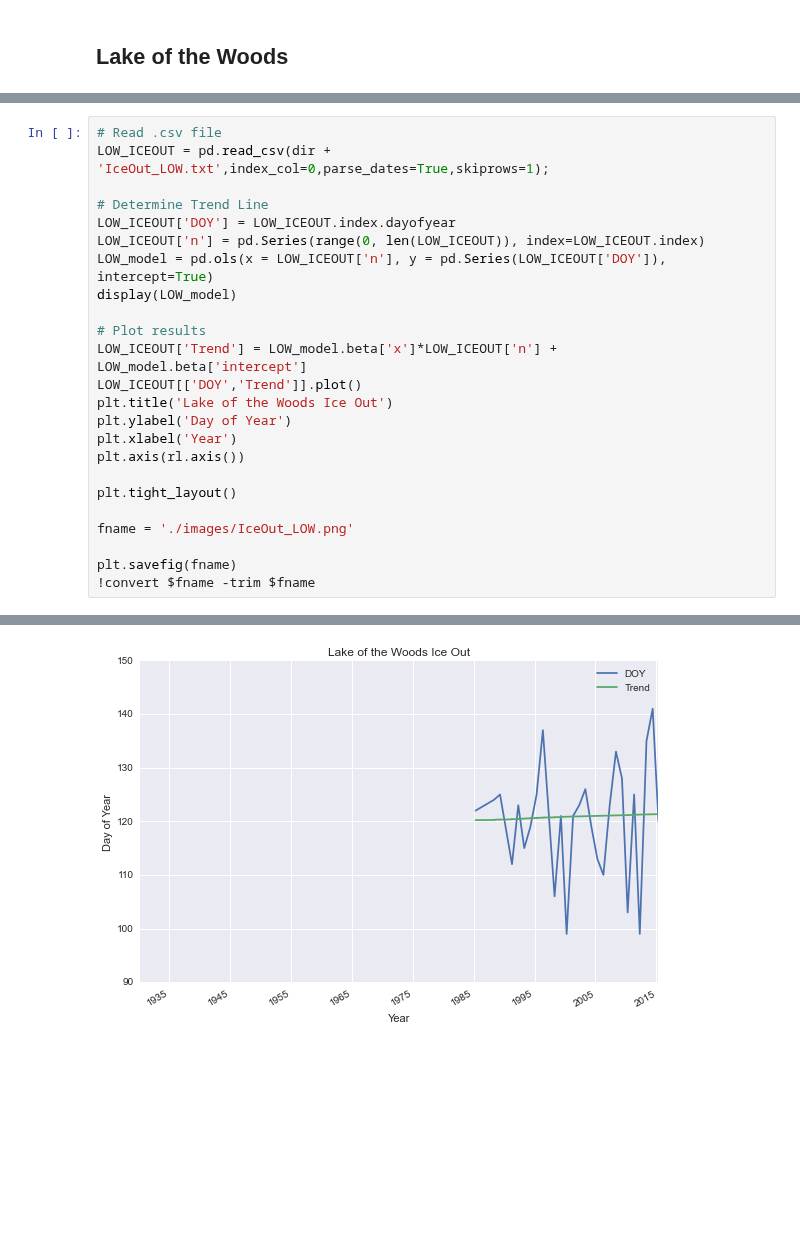
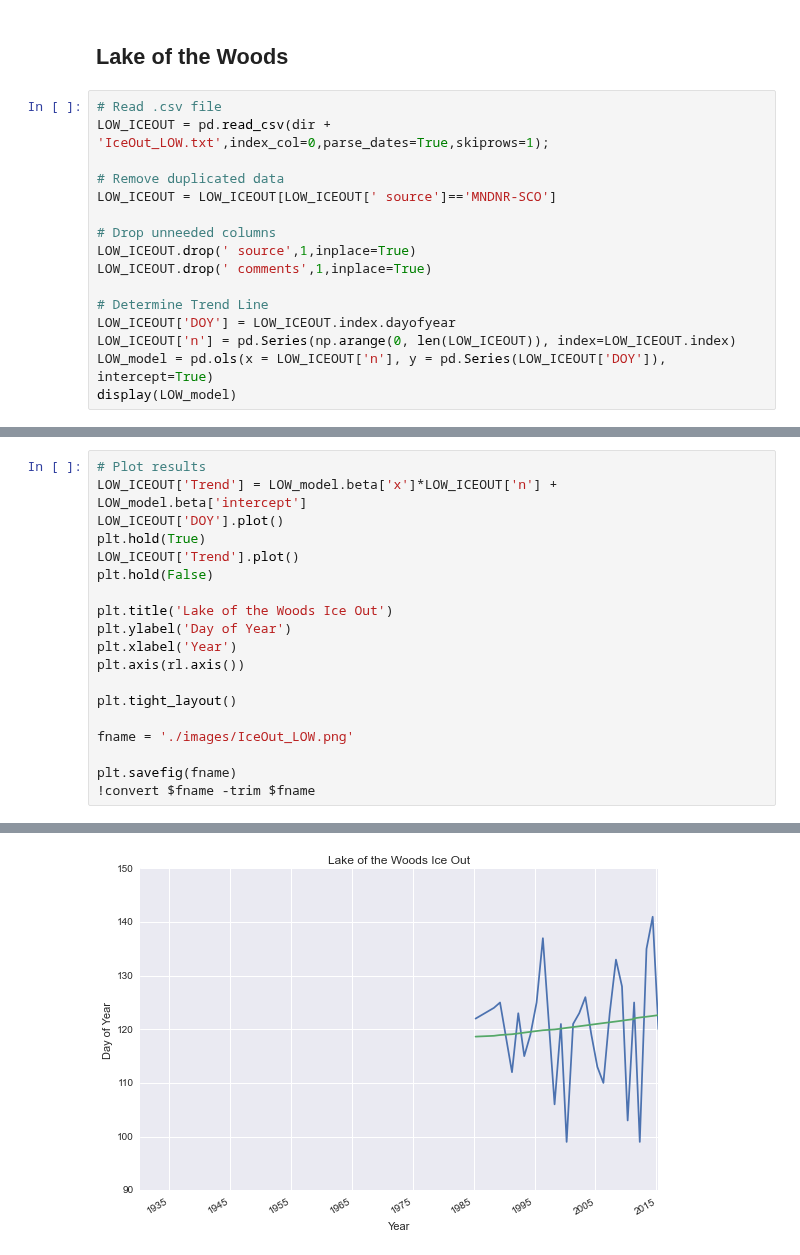
Before and after one commit to kmcgarry7/Rainy-Lake-Hydrology, a Jupyter notebook: Ice_Out_Dates.ipynb, the cells around one changed output, grey strips where cells are left out. Drawn from its saved outputs; the diff is of its cells as text; blank space fills up the shorter version.

```diff
--- a/Ice_Out_Dates.ipynb
+++ b/Ice_Out_Dates.ipynb
@@ -131,3 +154,19 @@ rl.axis()
 (704675.0, 735716.0, 90.0, 150.0)
 # %% [markdown]
 ## Lake of the Woods
+# %%
+# Read .csv file
+LOW_ICEOUT = pd.read_csv(dir + 'IceOut_LOW.txt',index_col=0,parse_dates=True,skiprows=1);
+
+# Remove duplicated data
+LOW_ICEOUT = LOW_ICEOUT[LOW_ICEOUT[' source']=='MNDNR-SCO']
+
+# Drop unneeded columns
+LOW_ICEOUT.drop(' source',1,inplace=True)
+LOW_ICEOUT.drop(' comments',1,inplace=True)
+
+# Determine Trend Line
+LOW_ICEOUT['DOY'] = LOW_ICEOUT.index.dayofyear
+LOW_ICEOUT['n'] = pd.Series(np.arange(0, len(LOW_ICEOUT)), index=LOW_ICEOUT.index)
+LOW_model = pd.ols(x = LOW_ICEOUT['n'], y = pd.Series(LOW_ICEOUT['DOY']), intercept=True)
+display(LOW_model)
@@ -134,16 +191,11 @@ rl.axis()
 # %%
-# Read .csv file
-LOW_ICEOUT = pd.read_csv(dir + 'IceOut_LOW.txt',index_col=0,parse_dates=True,skiprows=1);
-
-# Determine Trend Line
-LOW_ICEOUT['DOY'] = LOW_ICEOUT.index.dayofyear
-LOW_ICEOUT['n'] = pd.Series(range(0, len(LOW_ICEOUT)), index=LOW_ICEOUT.index)
-LOW_model = pd.ols(x = LOW_ICEOUT['n'], y = pd.Series(LOW_ICEOUT['DOY']), intercept=True)
-display(LOW_model)
-
 # Plot results
 LOW_ICEOUT['Trend'] = LOW_model.beta['x']*LOW_ICEOUT['n'] + LOW_model.beta['intercept']
-LOW_ICEOUT[['DOY','Trend']].plot()
+LOW_ICEOUT['DOY'].plot()
+plt.hold(True)
+LOW_ICEOUT['Trend'].plot()
+plt.hold(False)
+
 plt.title('Lake of the Woods Ice Out')
 plt.ylabel('Day of Year')
 plt.xlabel('Year')
@@ -176 +211 @@ Rmse:              9.2346
-[figure, old version]
+[figure, new version]
```
Also changed, not shown: parts of 6 cells of this notebook, 21 other files.
